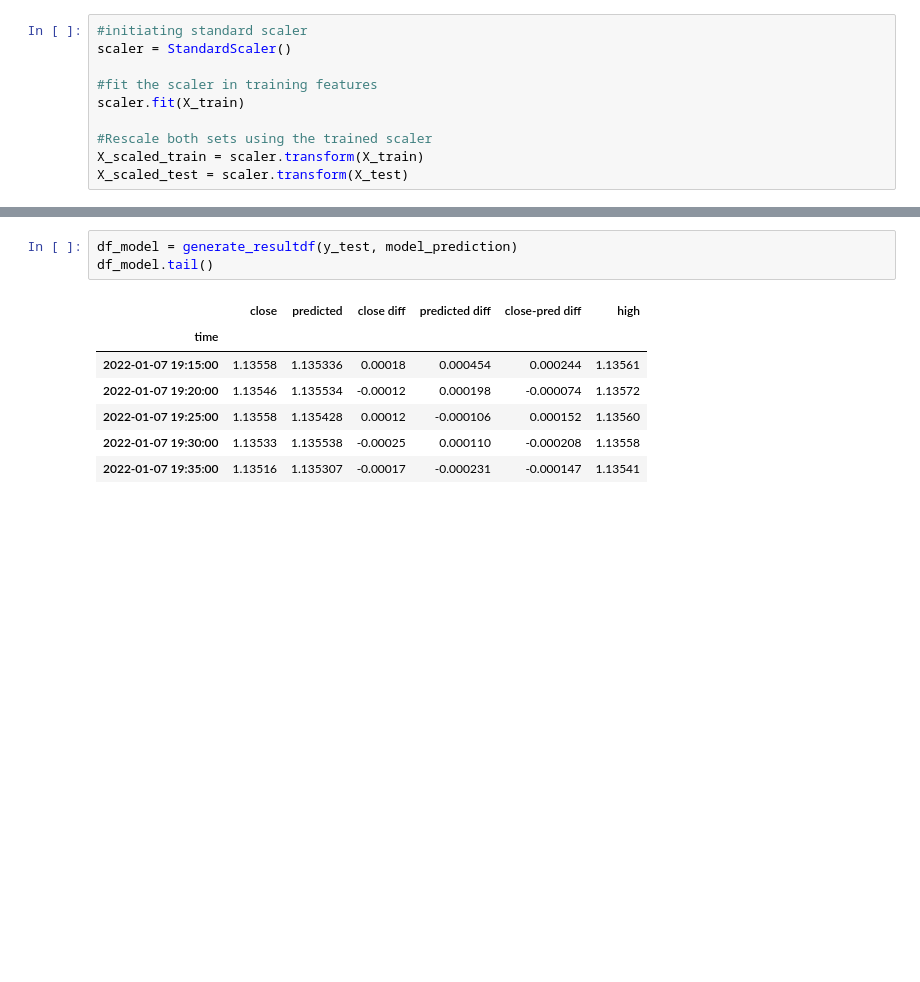
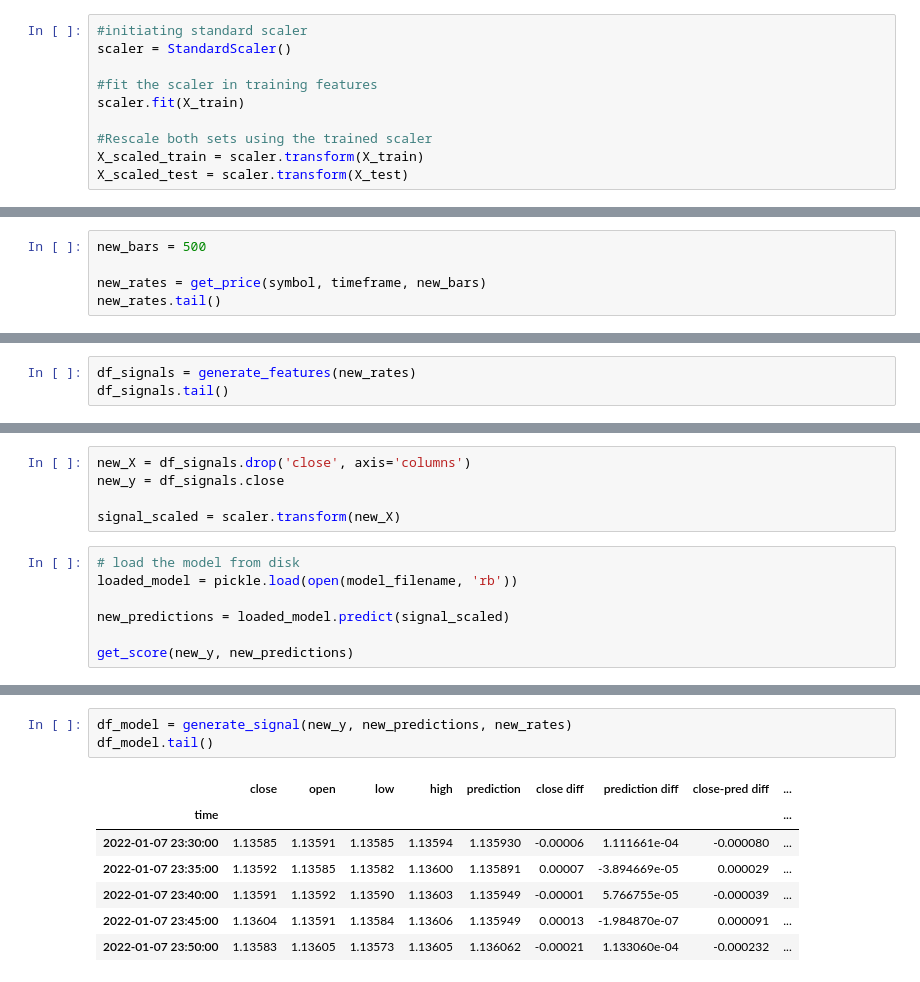
Before and after one commit to dhupee/MetaNgepet, a Jupyter notebook: MetaNgepet-Train.ipynb, the cells around one changed output, grey strips where cells are left out. Saved outputs shown, nothing was run; the diff lists cells and outputs as text; blank space fills up the shorter version.

```diff
--- a/MetaNgepet-Train.ipynb
+++ b/MetaNgepet-Train.ipynb
@@ -371,0 +437,5 @@ plotLinearReg(y_test, model_prediction)
+# %%
+new_bars = 500
+
+new_rates = get_price(symbol, timeframe, new_bars)
+new_rates.tail()
@@ -371,0 +450,3 @@ plotLinearReg(y_test, model_prediction)
+# %%
+df_signals = generate_features(new_rates)
+df_signals.tail()
@@ -371,0 +482,12 @@ plotLinearReg(y_test, model_prediction)
+# %%
+new_X = df_signals.drop('close', axis='columns')
+new_y = df_signals.close
+
+signal_scaled = scaler.transform(new_X)
+# %%
+# load the model from disk
+loaded_model = pickle.load(open(model_filename, 'rb'))
+
+new_predictions = loaded_model.predict(signal_scaled)
+
+get_score(new_y, new_predictions)
@@ -372,11 +502,11 @@ plotLinearReg(y_test, model_prediction)
 # %%
-df_model = generate_resultdf(y_test, model_prediction)
+df_model = generate_signal(new_y, new_predictions, new_rates)
 df_model.tail()
 # %% [output]
-|  | close | predicted | close diff | predicted diff | close-pred diff | high |
-| time |  |  |  |  |  |  |
-| 2022-01-07 19:15:00 | 1.13558 | 1.135336 | 0.00018 | 0.000454 | 0.000244 | 1.13561 |
-| 2022-01-07 19:20:00 | 1.13546 | 1.135534 | -0.00012 | 0.000198 | -0.000074 | 1.13572 |
-| 2022-01-07 19:25:00 | 1.13558 | 1.135428 | 0.00012 | -0.000106 | 0.000152 | 1.13560 |
-| 2022-01-07 19:30:00 | 1.13533 | 1.135538 | -0.00025 | 0.000110 | -0.000208 | 1.13558 |
-| 2022-01-07 19:35:00 | 1.13516 | 1.135307 | -0.00017 | -0.000231 | -0.000147 | 1.13541 |
+|  | close | open | low | high | prediction | close diff | prediction diff | close-pred diff | ... |
+| time |  |  |  |  |  |  |  |  | ... |
+| 2022-01-07 23:30:00 | 1.13585 | 1.13591 | 1.13585 | 1.13594 | 1.135930 | -0.00006 | 1.111661e-04 | -0.000080 | ... |
+| 2022-01-07 23:35:00 | 1.13592 | 1.13585 | 1.13582 | 1.13600 | 1.135891 | 0.00007 | -3.894669e-05 | 0.000029 | ... |
+| 2022-01-07 23:40:00 | 1.13591 | 1.13592 | 1.13590 | 1.13603 | 1.135949 | -0.00001 | 5.766755e-05 | -0.000039 | ... |
+| 2022-01-07 23:45:00 | 1.13604 | 1.13591 | 1.13584 | 1.13606 | 1.135949 | 0.00013 | -1.984870e-07 | 0.000091 | ... |
+| 2022-01-07 23:50:00 | 1.13583 | 1.13605 | 1.13573 | 1.13605 | 1.136062 | -0.00021 | 1.133060e-04 | -0.000232 | ... |
```
Also changed, not shown: parts of 25 cells of this notebook, 3 other files.
